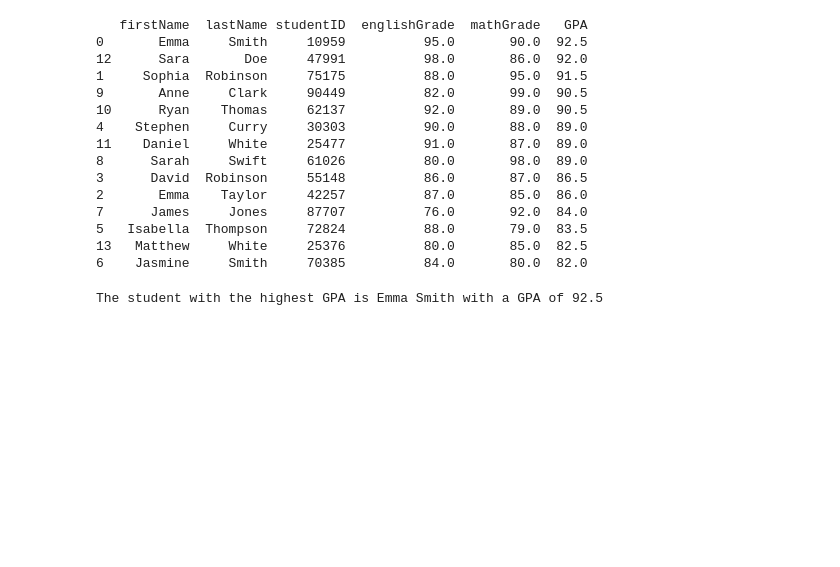
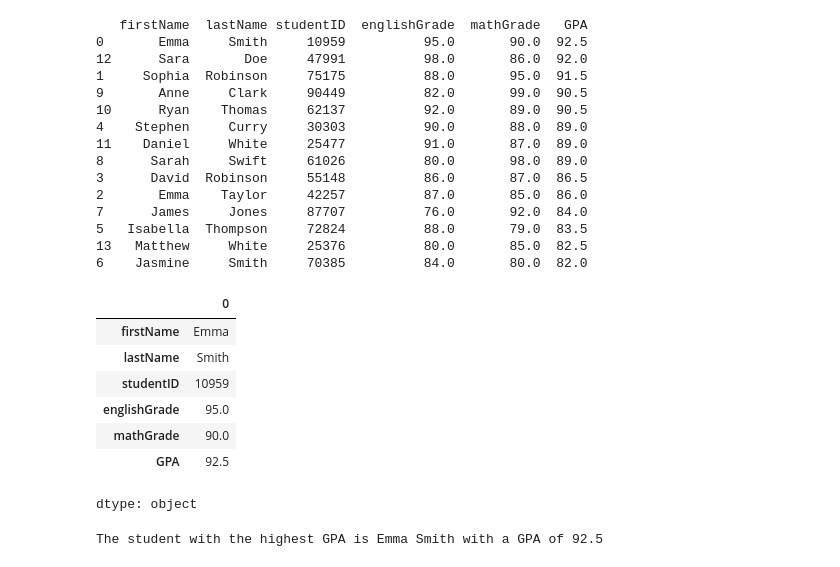
Before and after one commit to muhammadsiddique99/ENGG680_2025_Fall, a Jupyter notebook: Lab_Assignment1/StudentgradeManagementSystem.ipynb, the cells around one changed output. Saved outputs shown, nothing was run; the diff lists cells and outputs as text; code cells hidden in the pictures; blank space fills up the shorter version.

```diff
--- a/Lab_Assignment1/StudentgradeManagementSystem.ipynb
+++ b/Lab_Assignment1/StudentgradeManagementSystem.ipynb
@@ -406,9 +407,19 @@ print(df_studentsGPASorted)
 # %%
 # If we wanted to access the student with the highest gpa based on df_studentsGPASorted,
 # does .iloc or .loc make more sense and why?
 # (2 marks)
 # .iloc makes more sense as it selects data based on integer position from studentsGPASorted which will be 0 for highest GPA whereas
 # .loc selects data from based on its index label which is carried over from the the unsorted data
+df_studentsGPASorted.iloc[0]
+# %% [output]
+|  | 0 |
+| firstName | Emma |
+| lastName | Smith |
+| studentID | 10959 |
+| englishGrade | 95.0 |
+| mathGrade | 90.0 |
+| GPA | 92.5 |
+dtype: object
 # %%
 # Now using the method you specified, assign the variable below to the row containing the student with the highest GPA
 # (1 mark)
```
Also changed, not shown: parts of 16 cells of this notebook.
